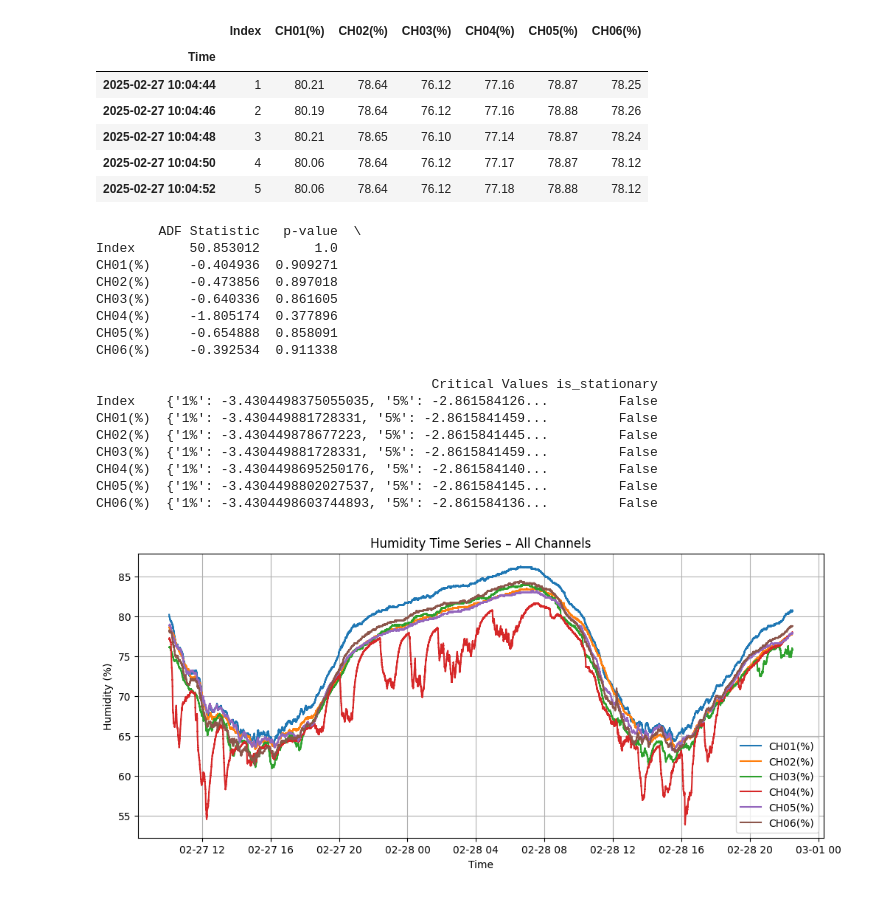
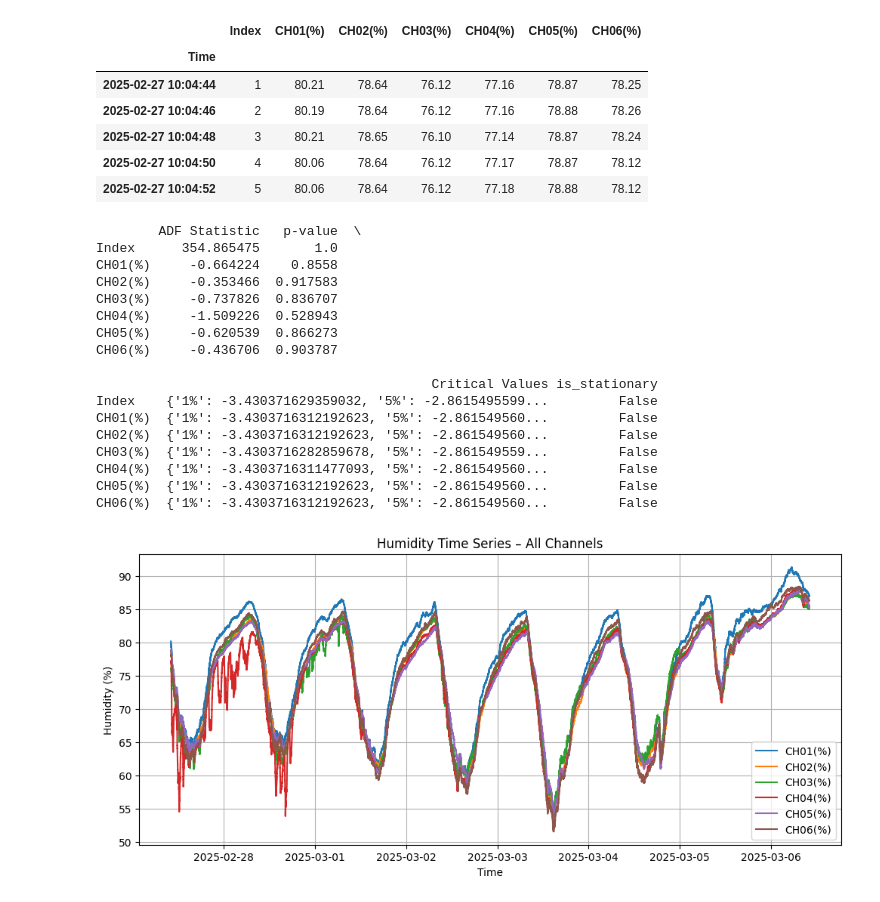
Before and after one commit to SulaimanTajuddin/TSA-F-Humidity-Warehouse, a Jupyter notebook: TS&F.ipynb, the cells around one changed output. Drawn from its saved outputs; the diff is of its cells as text; code cells hidden in the pictures.

```diff
--- a/TS&F.ipynb
+++ b/TS&F.ipynb
@@ -22,7 +22,17 @@ def adf_test_results(data):
 # %%
 file_path = r"C:\\Users\\sulaiman.at\\Documents\\GitHub\\TSA&F-Humidity-Warehouse\\RawData1.xls"
 # Load the data
-data = pd.read_excel(file_path, engine="xlrd")
+data = pd.read_excel(file_path, engine="xlrd", sheet_name=None) # Load all sheets into a dictionary
+
+# Combine sheets (assuming common date column)
+combined_df = pd.DataFrame()
+for sheet_name, df in data.items():
+    df['SourceSheet'] = sheet_name # Optional: track source
+    combined_df = pd.concat([combined_df, df], ignore_index=True)
+
+# Set the date column as the index
+combined_df['Date'] = pd.to_datetime(combined_df['Time'])
+combined_df.set_index('Date', inplace=True)
 # %% [output]
 WARNING *** OLE2 inconsistency: SSCS size is 0 but SSAT size is non-zero
 # %%
@@ -55,8 +67,8 @@ memory usage: 4.0 MB
 # %%
 
 # Convert Time column from string to datetime
-data['Time'] = pd.to_datetime(data['Time'], format='mixed')
+combined_df['Time'] = pd.to_datetime(combined_df['Time'], format='mixed')
 
 # Set Time as index for time series analysis
-data = data.set_index('Time')
+combined_df = combined_df.set_index('Time')
 # %%
@@ -85,8 +98,11 @@ data.index.is_monotonic_increasing
 True
 # %%
 # Remove impossible humidity values
-data = data.replace(-32640, pd.NA)
+combined_df = combined_df.replace(-32640, pd.NA)
 
 # Drop rows where all channels are missing
-data = data.dropna(how='all')
+combined_df = combined_df.dropna(how='all')
+
+# Drop the source sheet column if it exists
+combined_df = combined_df.drop(columns=['SourceSheet'], errors='ignore')
 # %%
@@ -118,45 +134,45 @@ data.head()
 | 2025-02-27 10:04:52 | 5 | 80.06 | 78.64 | 76.12 | 77.18 | 78.88 | 78.12 |
 # %%
 # Apply the function to all columns (excluding date/index if necessary)
-results = {col: adf_test_results(data[col]) for col in data.columns if col != 'date_column_name'}
+results = {col: adf_test_results(combined_df[col]) for col in combined_df.columns if col != 'date_column_name'}
 results_df = pd.DataFrame(results).T # Transpose for better readability
 print(results_df)
 # %% [output]
         ADF Statistic   p-value  \
-Index       50.853012       1.0
-CH01(%)     -0.404936  0.909271
-CH02(%)     -0.473856  0.897018
-CH03(%)     -0.640336  0.861605
-CH04(%)     -1.805174  0.377896
-CH05(%)     -0.654888  0.858091
-CH06(%)     -0.392534  0.911338
+Index      354.865475       1.0
+CH01(%)     -0.664224    0.8558
+CH02(%)     -0.353466  0.917583
+CH03(%)     -0.737826  0.836707
+CH04(%)     -1.509226  0.528943
+CH05(%)     -0.620539  0.866273
+CH06(%)     -0.436706  0.903787
 
                                            Critical Values is_stationary
-Index    {'1%': -3.4304498375055035, '5%': -2.861584126...         False
-CH01(%)  {'1%': -3.430449881728331, '5%': -2.8615841459...         False
-CH02(%)  {'1%': -3.430449878677223, '5%': -2.8615841445...         False
-CH03(%)  {'1%': -3.430449881728331, '5%': -2.8615841459...         False
-CH04(%)  {'1%': -3.4304498695250176, '5%': -2.861584140...         False
-CH05(%)  {'1%': -3.4304498802027537, '5%': -2.861584145...         False
-CH06(%)  {'1%': -3.4304498603744893, '5%': -2.861584136...         False
+Index    {'1%': -3.430371629359032, '5%': -2.8615495599...         False
+CH01(%)  {'1%': -3.4303716312192623, '5%': -2.861549560...         False
+CH02(%)  {'1%': -3.4303716312192623, '5%': -2.861549560...         False
+CH03(%)  {'1%': -3.4303716282859678, '5%': -2.861549559...         False
+CH04(%)  {'1%': -3.4303716311477093, '5%': -2.861549560...         False
+CH05(%)  {'1%': -3.4303716312192623, '5%': -2.861549560...         False
+CH06(%)  {'1%': -3.4303716312192623, '5%': -2.861549560...         False
 # %%
 
 # Convert all columns to numeric and coerce errors to NaN (in case there are any non-numeric values)
-data = data.apply(pd.to_numeric, errors='coerce')
+combined_df = combined_df.apply(pd.to_numeric, errors='coerce')
 
 # Drop the non-sensor column if it exists
-data = data.drop(columns=['Index'], errors='ignore')
+combined_df = combined_df.drop(columns=['Index'], errors='ignore')
 
 plt.figure(figsize=(12,5))
-for col in data.columns:
-    plt.plot(data.index, data[col], label=col)
+for col in combined_df.columns:
+    plt.plot(combined_df.index, combined_df[col], label=col)
 
 plt.title("Humidity Time Series – All Channels")
 plt.xlabel("Time")
 plt.ylabel("Humidity (%)")
 plt.legend()
 plt.grid(True)
 plt.show()
 # %% [output]
-[figure, old version]
+[figure, new version]
 # %%
```
Also changed, not shown: parts of 14 cells of this notebook.
